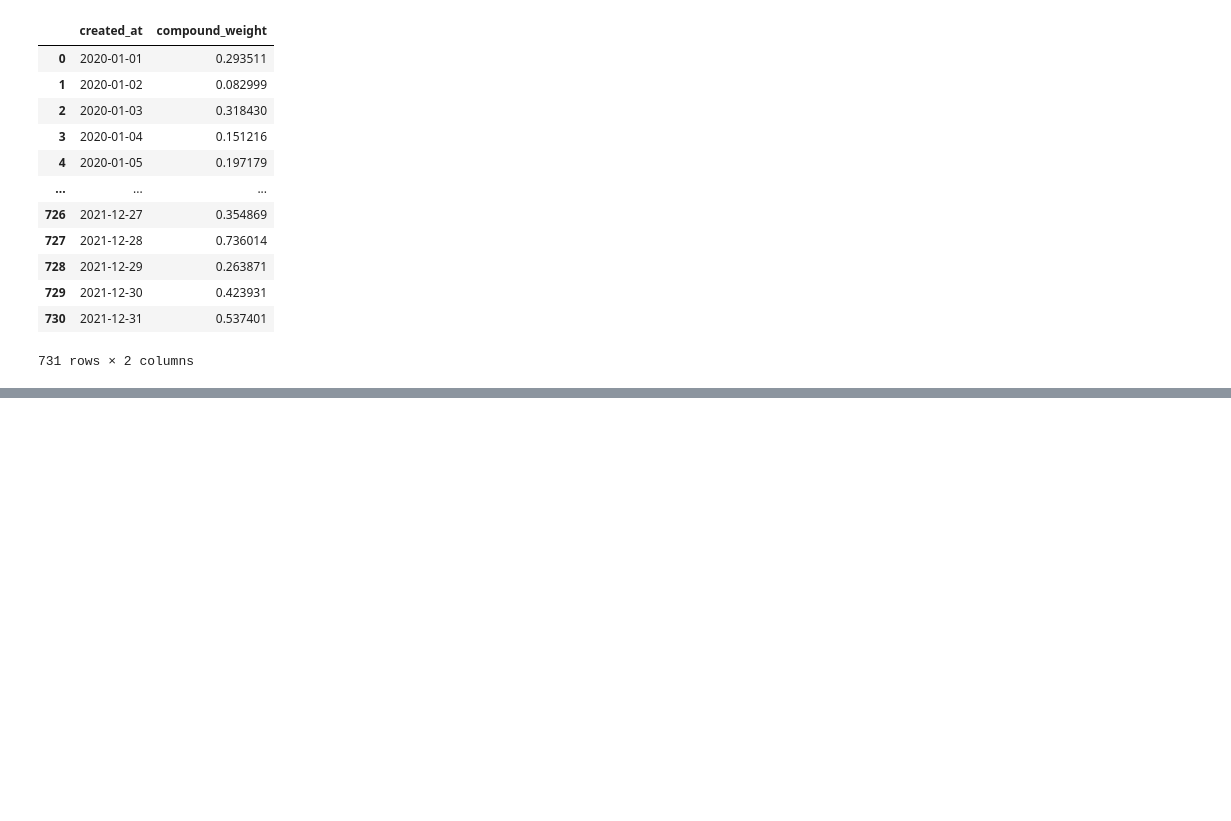
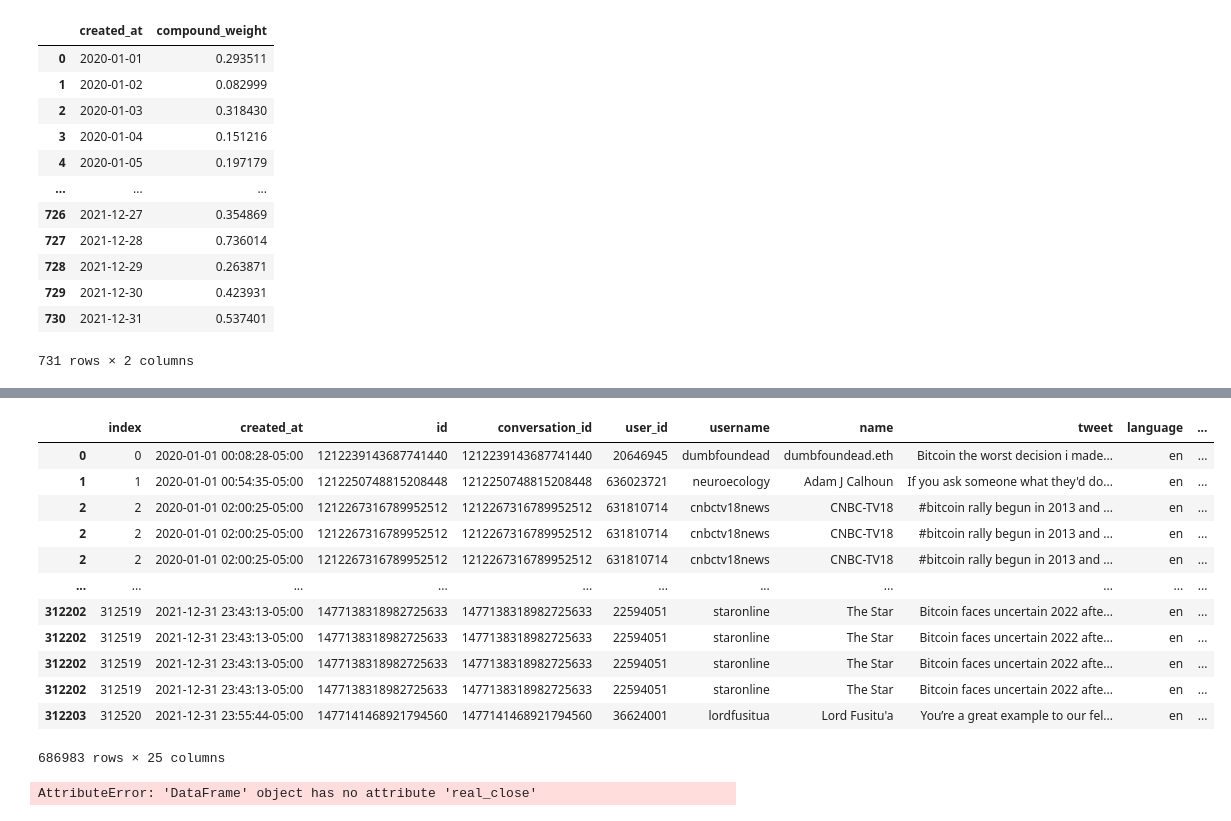
Before and after one commit to kevctae/Bittooth, a Jupyter notebook: notebooks/Cleaning Twitter Data (1).ipynb, the cells around one changed output, grey strips where cells are left out. Saved outputs shown, nothing was run; the diff lists cells and outputs as text; code cells hidden in the pictures; blank space fills up the shorter version.

```diff
--- a/notebooks/Cleaning Twitter Data (1).ipynb
+++ b/notebooks/Cleaning Twitter Data (1).ipynb
@@ -159,3 +98,0 @@ df_lower['tweet'] = remove_stop_words(df_lower['tweet'])
-# %%
-df_lower['tweet'] = df_lower['tweet'].apply(clean_tweet_3)
-df_lower['tweet']
@@ -192,0 +99,7 @@ Name: tweet, Length: 312204, dtype: object
+# %%
+all_money = df_lower['tweet'].apply(clean_tweet_money)
+all_money
+df_lower['tweet'] = df_lower['tweet'].apply(clean_tweet_1)
+df_lower['tweet'] = remove_stop_words(df_lower['tweet'])
+df_lower['tweet'] = df_lower['tweet'].apply(clean_tweet_2)
+df_lower['tweet']
@@ -356,11 +292,12 @@ ConversionError: Failed to convert value(s) to axis units: '2020-01-01'
 # word mattrix??
 # add stopwords
 # %%
-def get_money(one_string):
+# def get_money(one_string):
 
-    tagged_str = nlp(one_string)
-    all_money = [one_tok.text for one_tok in tagged_str.ents
-                  if one_tok.label_ == "MONEY"]
-    return(all_money)
-
-all_money = all_money.progress_apply(get_money)
+#     tagged_str = nlp(one_string)
+#     all_money = [one_tok.text for one_tok in tagged_str.ents
+#                   if one_tok.label_ == "MONEY"]
+#     return(all_money)
+# # all_money
+# all_money_get = [get_money(one_string) for one_string in all_money[:2000]]
+# all_money_get[248:249]
@@ -373,0 +304,3 @@ all_money
+# %%
+df['money'] = all_money
+df[['tweet', 'money']]
@@ -373,0 +362,21 @@ all_money
+# %%
+df_exploded = df.explode('money')
+df_exploded['money'] = df_exploded['money'].astype('float')
+df_exploded
+df_exploded = df_exploded[(df_exploded.money > df_exploded.real_close*0.5) & (df_exploded.money < df_exploded.real_close*1.5)]
+df_exploded['money']
+# %% [output]
+|  | index | created_at | id | conversation_id | user_id | username | name | tweet | language | ... |
+| 0 | 0 | 2020-01-01 00:08:28-05:00 | 1212239143687741440 | 1212239143687741440 | 20646945 | dumbfoundead | dumbfoundead.eth | Bitcoin the worst decision i made... | en | ... |
+| 1 | 1 | 2020-01-01 00:54:35-05:00 | 1212250748815208448 | 1212250748815208448 | 636023721 | neuroecology | Adam J Calhoun | If you ask someone what they'd do... | en | ... |
+| 2 | 2 | 2020-01-01 02:00:25-05:00 | 1212267316789952512 | 1212267316789952512 | 631810714 | cnbctv18news | CNBC-TV18 | #bitcoin rally begun in 2013 and ... | en | ... |
+| 2 | 2 | 2020-01-01 02:00:25-05:00 | 1212267316789952512 | 1212267316789952512 | 631810714 | cnbctv18news | CNBC-TV18 | #bitcoin rally begun in 2013 and ... | en | ... |
+| 2 | 2 | 2020-01-01 02:00:25-05:00 | 1212267316789952512 | 1212267316789952512 | 631810714 | cnbctv18news | CNBC-TV18 | #bitcoin rally begun in 2013 and ... | en | ... |
+| ... | ... | ... | ... | ... | ... | ... | ... | ... | ... | ... |
+| 312202 | 312519 | 2021-12-31 23:43:13-05:00 | 1477138318982725633 | 1477138318982725633 | 22594051 | staronline | The Star | Bitcoin faces uncertain 2022 afte... | en | ... |
+| 312202 | 312519 | 2021-12-31 23:43:13-05:00 | 1477138318982725633 | 1477138318982725633 | 22594051 | staronline | The Star | Bitcoin faces uncertain 2022 afte... | en | ... |
+| 312202 | 312519 | 2021-12-31 23:43:13-05:00 | 1477138318982725633 | 1477138318982725633 | 22594051 | staronline | The Star | Bitcoin faces uncertain 2022 afte... | en | ... |
+| 312202 | 312519 | 2021-12-31 23:43:13-05:00 | 1477138318982725633 | 1477138318982725633 | 22594051 | staronline | The Star | Bitcoin faces uncertain 2022 afte... | en | ... |
+| 312203 | 312520 | 2021-12-31 23:55:44-05:00 | 1477141468921794560 | 1477141468921794560 | 36624001 | lordfusitua | Lord Fusitu'a | You’re a great example to our fel... | en | ... |
+686983 rows × 25 columns
+AttributeError: 'DataFrame' object has no attribute 'real_close'
```
Also changed, not shown: parts of 21 cells of this notebook.
